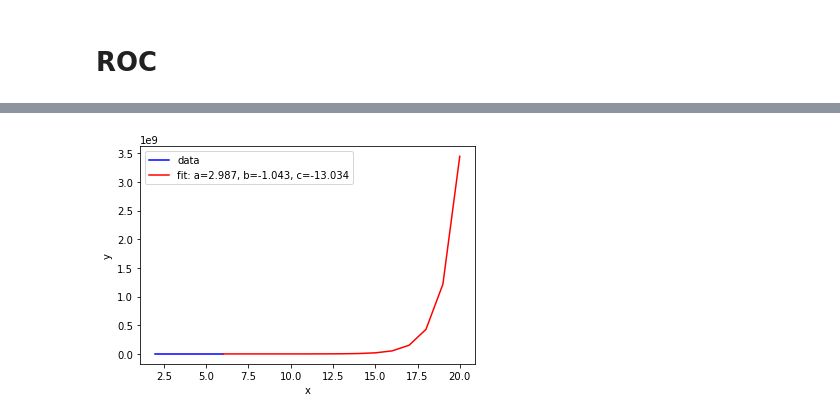
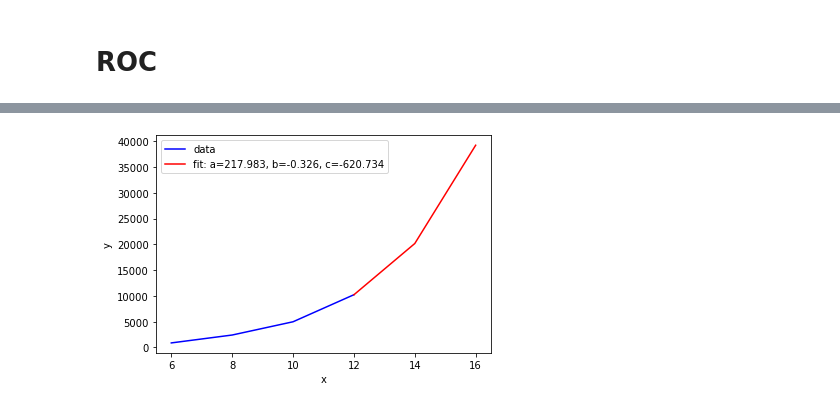
Before and after one commit to eduardopaguiar/Anomaly_Detection, a Jupyter notebook: results.ipynb, the cells around one changed output, grey strips where cells are left out. Drawn from its saved outputs; the diff is of its cells as text; code cells hidden in the pictures.

```diff
--- a/results.ipynb
+++ b/results.ipynb
@@ -19,9 +19,9 @@ results_df = pd.DataFrame(columns = ['Granularity',
                                      'Execution_Time_Mean', 'Execution_Time_Std'])
 
 
-list_gra = [6]#,5
+list_gra = [6,8,10,12]
 
-iterations =8
+iterations =4
 
 for i in list_gra:
     df = pd.DataFrame(columns = ['Granularity',
@@ -235,5 +238,5 @@ df[df['Granularity'] == 3
 # %%
-gra = 5
+gra = 10
 
 
 matrix = [ int(df[df['Granularity'] == gra]["True_Positive_Mean"]),
@@ -286,26 +289,26 @@ TypeError: cannot convert the series to <class 'int'>
 # %%
 def func(x, a, b, c):
     return a * np.exp(-b * x) + c
 
 xdata = df['Granularity']
 ydata = df['Execution_Time_Mean']
-test_data = np.array((6,7,8,9,10,11,12,13,14,15,16,17,18,19,20))
+test_data = np.array((12,14,16))
 
 plt.plot(xdata, ydata, 'b-', label='data')
 
 popt, pcov = sp.optimize.curve_fit(func, xdata, ydata)
 
 plt.plot(test_data, func(test_data, *popt), 'r-',
          label='fit: a=%5.3f, b=%5.3f, c=%5.3f' % tuple(popt))
 
 plt.xlabel('x')
 plt.ylabel('y')
 plt.legend()
 plt.show()
 
 time_df = pd.DataFrame((np.vstack((test_data,(func(test_data, *popt)/60**2)))).transpose(), columns=['Granularity','Time(s)'])
 # %% [output]
-[figure, old version]
+[figure, new version]
 # %%
 time_df
 # %% [output]
```
Also changed, not shown: parts of 9 cells of this notebook, 4 other files.
